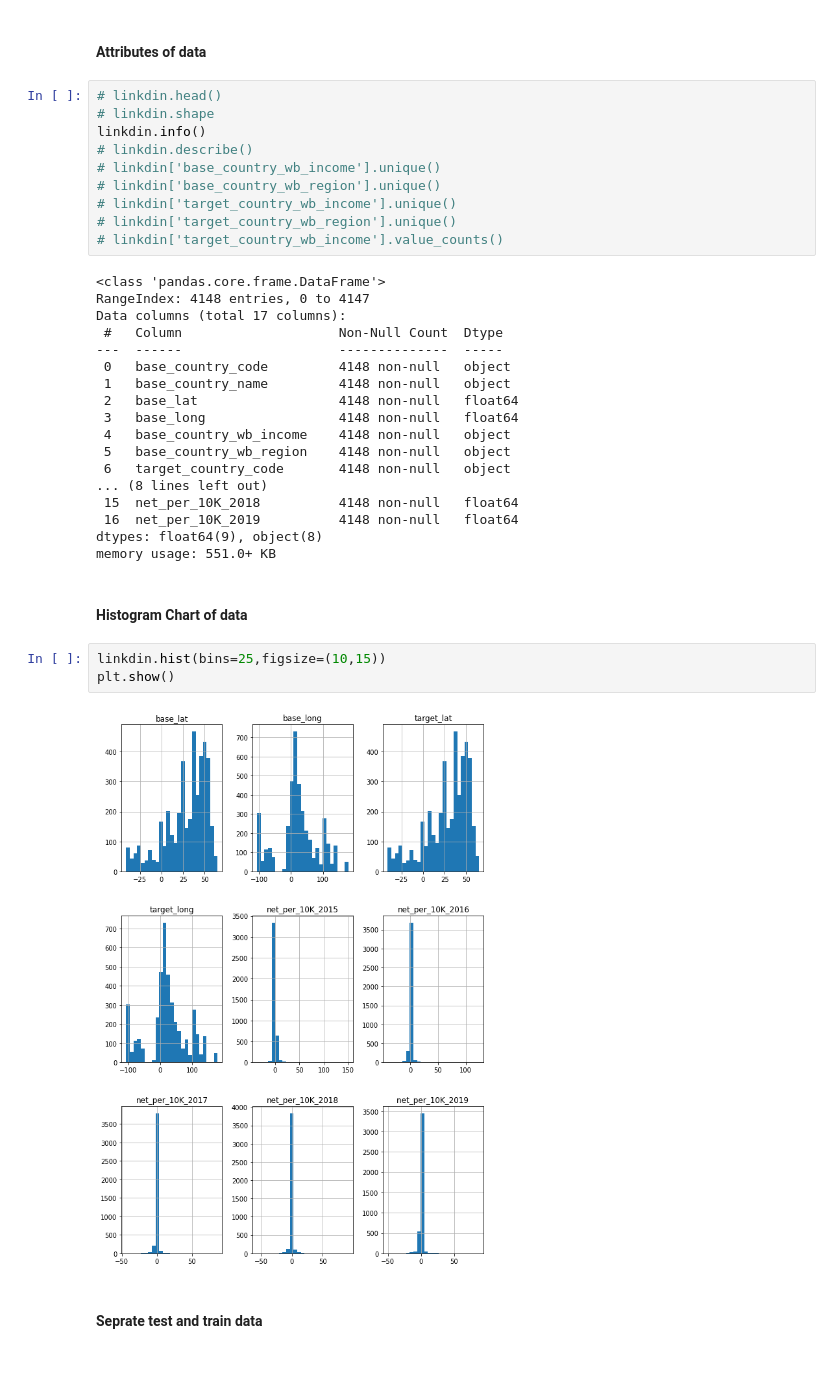
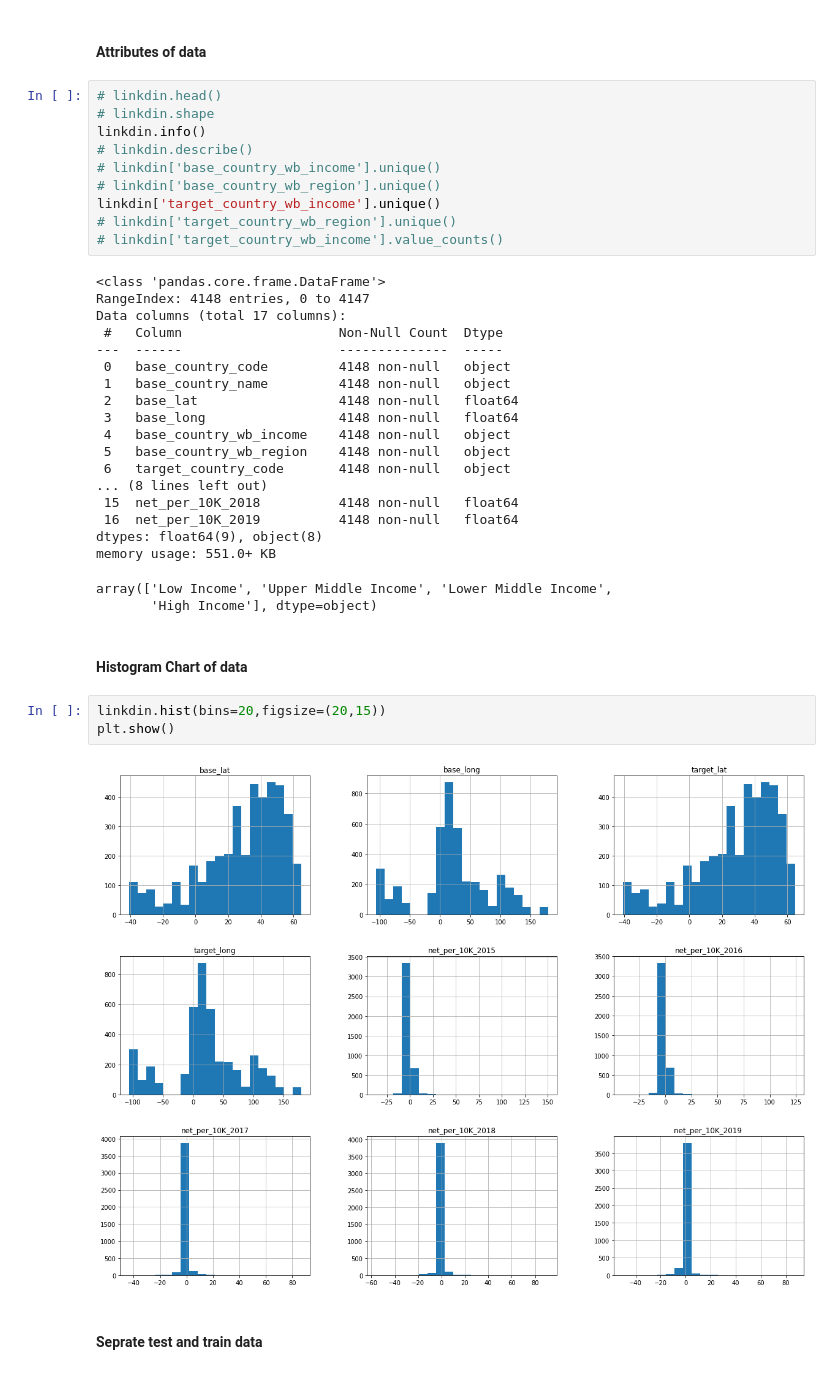
Before and after one commit to myp79/Data_Mining, a Jupyter notebook: main.ipynb, the cells around one changed output. Drawn from its saved outputs; the diff is of its cells as text.

```diff
--- a/main.ipynb
+++ b/main.ipynb
@@ -22,7 +22,7 @@ linkdin.info()
 # linkdin.describe()
 # linkdin['base_country_wb_income'].unique()
 # linkdin['base_country_wb_region'].unique()
-# linkdin['target_country_wb_income'].unique()
+linkdin['target_country_wb_income'].unique()
 # linkdin['target_country_wb_region'].unique()
 # linkdin['target_country_wb_income'].value_counts()
 # %% [output]
@@ -43,13 +43,15 @@ Data columns (total 17 columns):
  16  net_per_10K_2019          4148 non-null   float64
 dtypes: float64(9), object(8)
 memory usage: 551.0+ KB
+array(['Low Income', 'Upper Middle Income', 'Lower Middle Income',
+       'High Income'], dtype=object)
 # %% [markdown]
 #### Histogram Chart of data
 # %%
-linkdin.hist(bins=25,figsize=(10,15))
+linkdin.hist(bins=20,figsize=(20,15))
 plt.show()
 # %% [output]
-[figure, old version]
+[figure, new version]
 # %% [markdown]
 #### Seprate test and train data
 # %%
```
Also changed, not shown: parts of 4 cells of this notebook.
